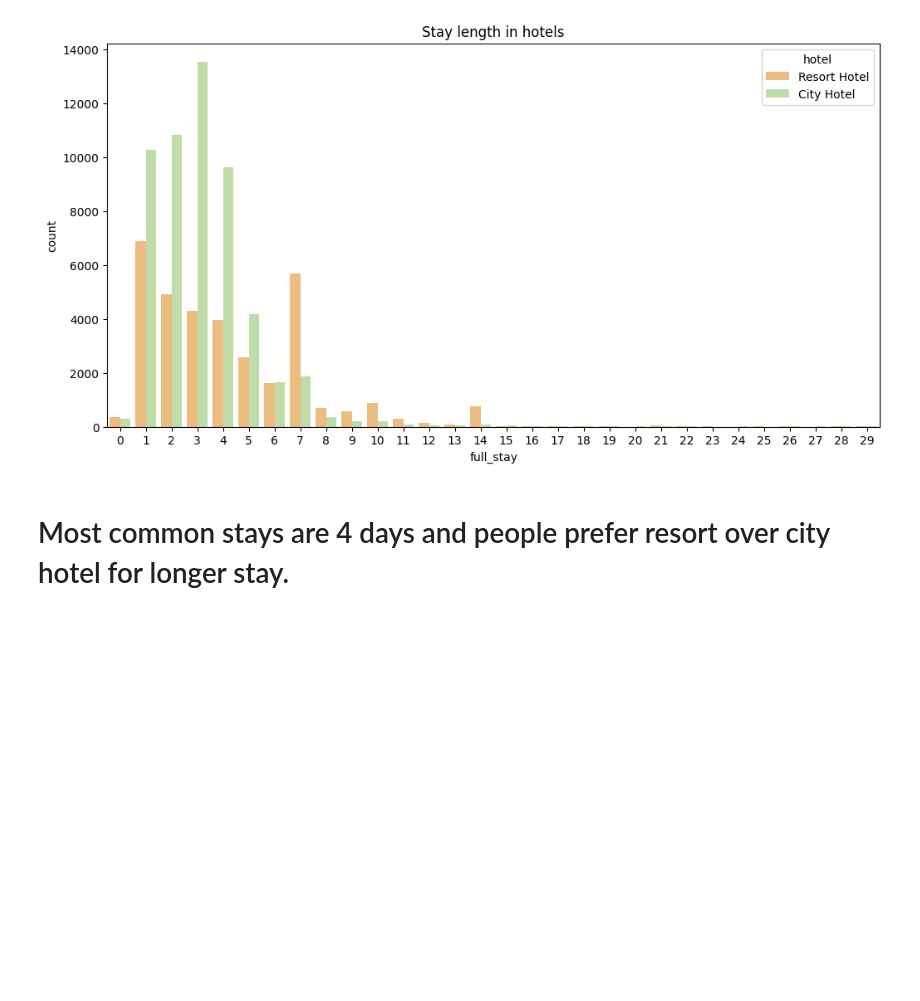
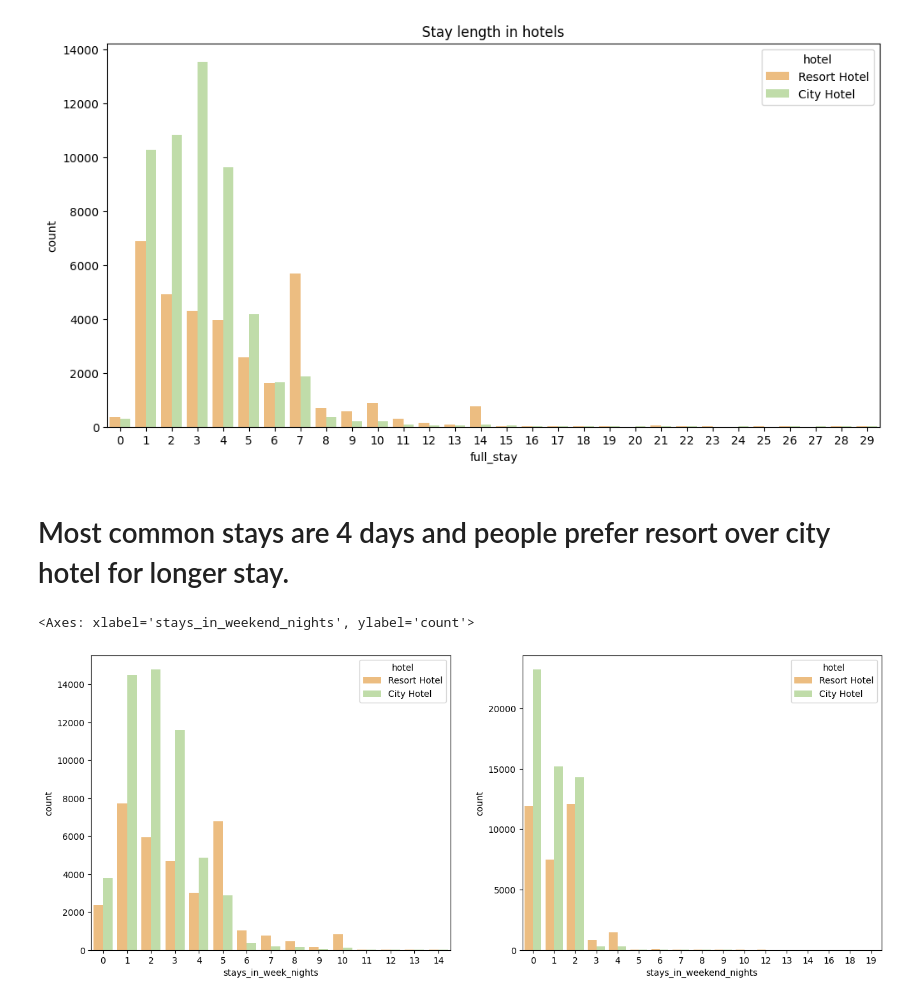
Before and after one commit to vishant750/hotelbookinganalysis, a Jupyter notebook: EDA_Hotel_Analysis.ipynb, the cells around one changed output. Drawn from its saved outputs; the diff is of its cells as text; code cells hidden in the pictures; blank space fills up the shorter version.

```diff
--- a/EDA_Hotel_Analysis.ipynb
+++ b/EDA_Hotel_Analysis.ipynb
@@ -487,0 +486,10 @@ Text(0.5, 1.0, 'Stay length in hotels')
+# %%
+#
+plt.figure(figsize=(16,6))
+plt.subplot(1,2,1)
+sns.countplot(x=hotel_df[hotel_df['stays_in_week_nights']<15]['stays_in_week_nights'],hue=hotel_df['hotel'],palette='Spectral')
+plt.subplot(1,2,2)
+sns.countplot(x=hotel_df['stays_in_weekend_nights'],hue=hotel_df['hotel'],palette='Spectral')
+# %% [output]
+<Axes: xlabel='stays_in_weekend_nights', ylabel='count'>
+[figure, added]
```
Also changed, not shown: parts of 4 cells of this notebook.
